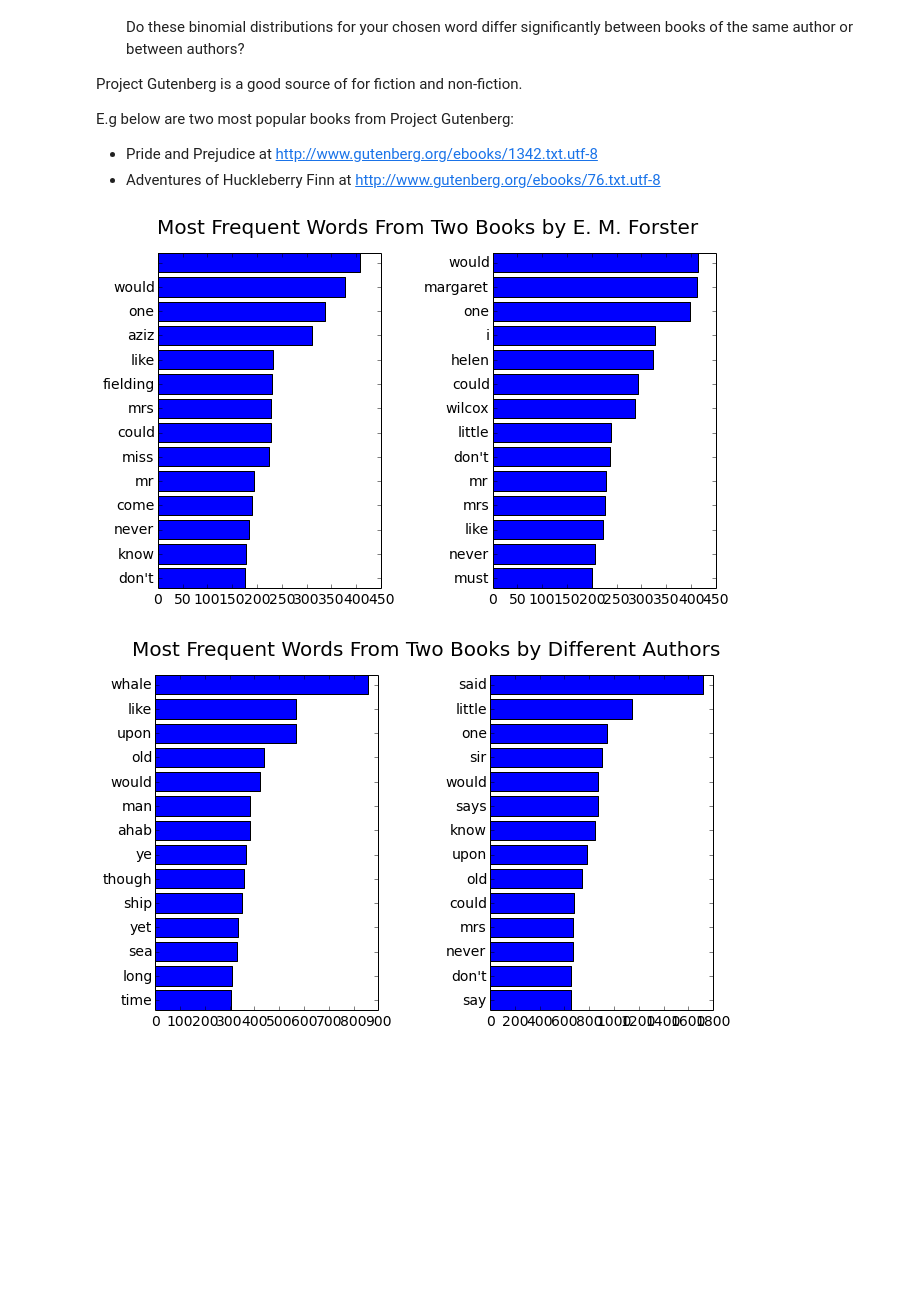
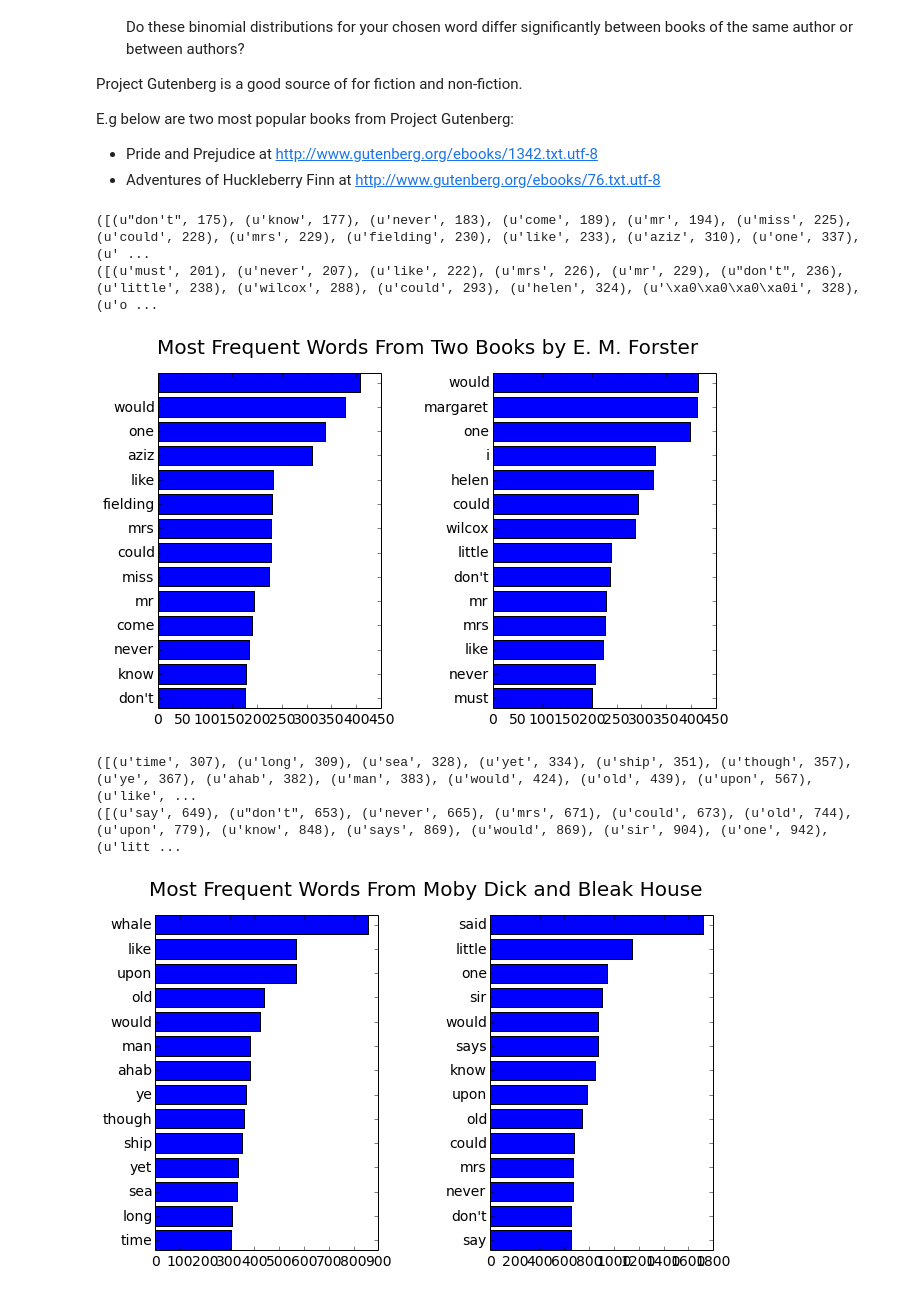
Before and after one commit to fdac/Assignment1, a Jupyter notebook: Assignment1.ipynb, the cells around one changed output. Drawn from its saved outputs; the diff is of its cells as text; code cells hidden in the pictures; blank space fills up the shorter version.

```diff
--- a/Assignment1.ipynb
+++ b/Assignment1.ipynb
@@ -198,20 +198,28 @@ E.g below are two most popular books from Project Gutenberg:
 # Assignment 1.1
 # Compare word frequencies between two works of a single author.
 
-(wf_ee, tw_ee) = get_wf('https://archive.org/stream/APassageToIndia_109/APassageToIndia_djvu.txt')      # A Passage to India
-(wf_bu, tw_bu) = get_wf('http://www.gutenberg.org/dirs/etext01/hoend10h.htm')                           # Howards End
-plotTwoLists (wf_ee, wf_bu, 'Most Frequent Words From Two Books by E. M. Forster')
+(wf_pi, tw_pi) = get_wf('https://archive.org/stream/APassageToIndia_109/APassageToIndia_djvu.txt')      # A Passage to India
+(wf_he, tw_he) = get_wf('http://www.gutenberg.org/dirs/etext01/hoend10h.htm')                           # Howards End
+plotTwoLists (wf_pi, wf_he, 'Most Frequent Words From Two Books by E. M. Forster')
+print(wf_pi, tw_pi)
+print(wf_he, tw_he)
 # %% [output]
+([(u"don't", 175), (u'know', 177), (u'never', 183), (u'come', 189), (u'mr', 194), (u'miss', 225), (u'could', 228), (u'mrs', 229), (u'fielding', 230), (u'like', 233), (u'aziz', 310), (u'one', 337), (u' ...
+([(u'must', 201), (u'never', 207), (u'like', 222), (u'mrs', 226), (u'mr', 229), (u"don't", 236), (u'little', 238), (u'wilcox', 288), (u'could', 293), (u'helen', 324), (u'\xa0\xa0\xa0\xa0i', 328), (u'o ...
 [figure]
 # %%
 # Assignment 1.2
 # Compare word frequencies between works of two authors.
 
-(wf_ee, tw_ee) = get_wf('http://www.gutenberg.org/files/2701/2701-h/2701-h.htm')
-(wf_bu, tw_bu) = get_wf('http://www.gutenberg.org/files/1023/1023-h/1023-h.htm')
-plotTwoLists (wf_ee, wf_bu, 'Most Frequent Words From Moby Dick and Bleak House')
+(wf_md, tw_md) = get_wf('http://www.gutenberg.org/files/2701/2701-h/2701-h.htm')
+(wf_bh, tw_bh) = get_wf('http://www.gutenberg.org/files/1023/1023-h/1023-h.htm')
+plotTwoLists (wf_md, wf_bh, 'Most Frequent Words From Moby Dick and Bleak House')
+print(wf_md, tw_md)
+print(wf_bh, tw_bh)
 # %% [output]
+([(u'time', 307), (u'long', 309), (u'sea', 328), (u'yet', 334), (u'ship', 351), (u'though', 357), (u'ye', 367), (u'ahab', 382), (u'man', 383), (u'would', 424), (u'old', 439), (u'upon', 567), (u'like', ...
+([(u'say', 649), (u"don't", 653), (u'never', 665), (u'mrs', 671), (u'could', 673), (u'old', 744), (u'upon', 779), (u'know', 848), (u'says', 869), (u'would', 869), (u'sir', 904), (u'one', 942), (u'litt ...
-[figure, old version]
+[figure, new version]
 # %%
 # Assignment 1.3
 # Analysis
```
Also changed, not shown: parts of 2 cells of this notebook.
